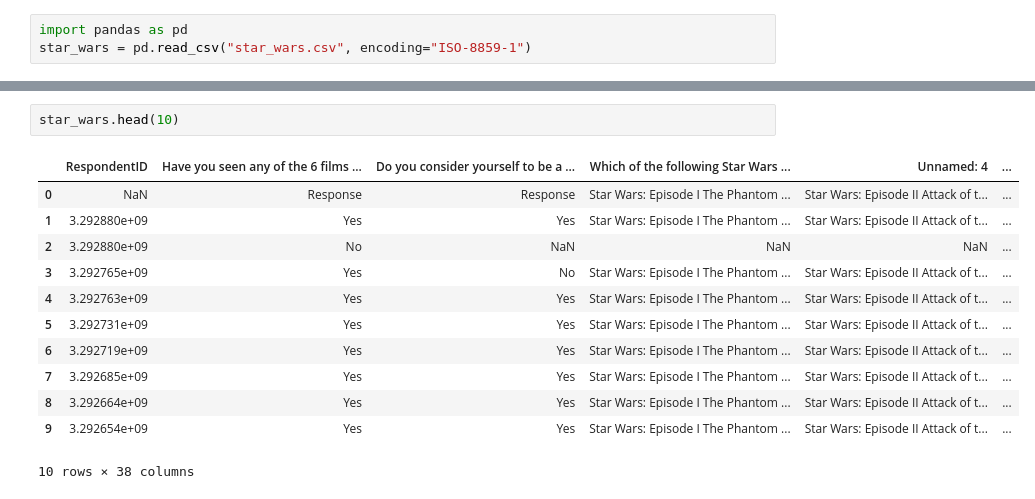
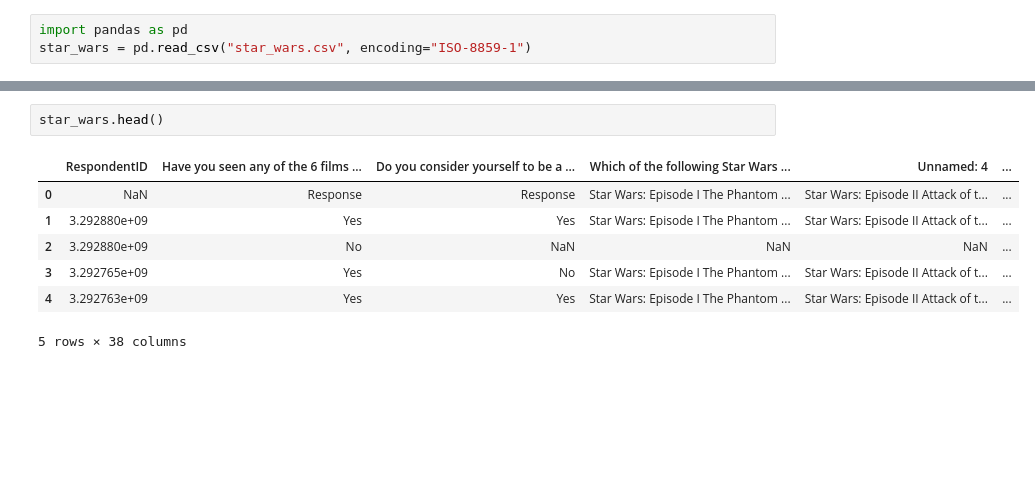
Before and after one commit to Rezwal/portfolio, a Jupyter notebook: Data Cleaning Example.ipynb, the cells around one changed output, grey strips where cells are left out. Cells and saved outputs as stored; diff of their text form; blank space fills up the shorter version.

```diff
--- a/Data Cleaning Example.ipynb
+++ b/Data Cleaning Example.ipynb
@@ -30,15 +59,10 @@ First, you'll need to remove the invalid rows. For example, RespondentID is supp
 # %%
-star_wars.head(10)
+star_wars.head()
 # %% [output]
 |  | RespondentID | Have you seen any of the 6 films ... | Do you consider yourself to be a ... | Which of the following Star Wars ... | Unnamed: 4 | ... |
 | 0 | NaN | Response | Response | Star Wars: Episode I The Phantom ... | Star Wars: Episode II Attack of t... | ... |
 | 1 | 3.292880e+09 | Yes | Yes | Star Wars: Episode I The Phantom ... | Star Wars: Episode II Attack of t... | ... |
 | 2 | 3.292880e+09 | No | NaN | NaN | NaN | ... |
 | 3 | 3.292765e+09 | Yes | No | Star Wars: Episode I The Phantom ... | Star Wars: Episode II Attack of t... | ... |
 | 4 | 3.292763e+09 | Yes | Yes | Star Wars: Episode I The Phantom ... | Star Wars: Episode II Attack of t... | ... |
-| 5 | 3.292731e+09 | Yes | Yes | Star Wars: Episode I The Phantom ... | Star Wars: Episode II Attack of t... | ... |
-| 6 | 3.292719e+09 | Yes | Yes | Star Wars: Episode I The Phantom ... | Star Wars: Episode II Attack of t... | ... |
-| 7 | 3.292685e+09 | Yes | Yes | Star Wars: Episode I The Phantom ... | Star Wars: Episode II Attack of t... | ... |
-| 8 | 3.292664e+09 | Yes | Yes | Star Wars: Episode I The Phantom ... | Star Wars: Episode II Attack of t... | ... |
-| 9 | 3.292654e+09 | Yes | Yes | Star Wars: Episode I The Phantom ... | Star Wars: Episode II Attack of t... | ... |
-10 rows × 38 columns
+5 rows × 38 columns
```
Also changed, not shown: parts of 15 cells of this notebook, 1 other file.
